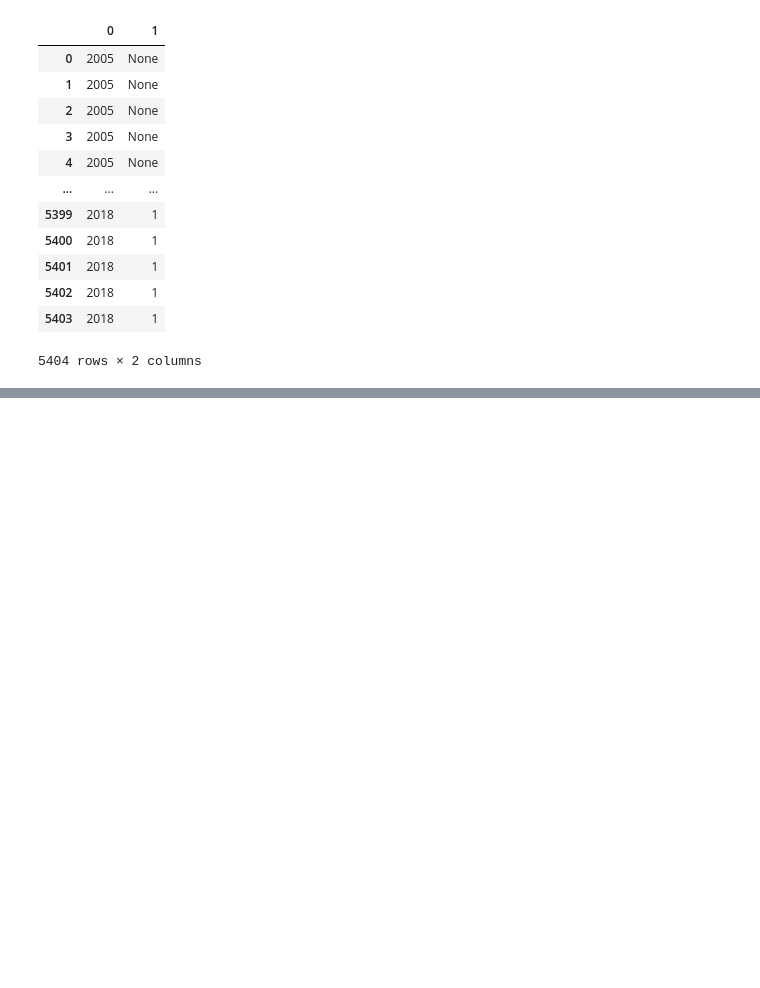
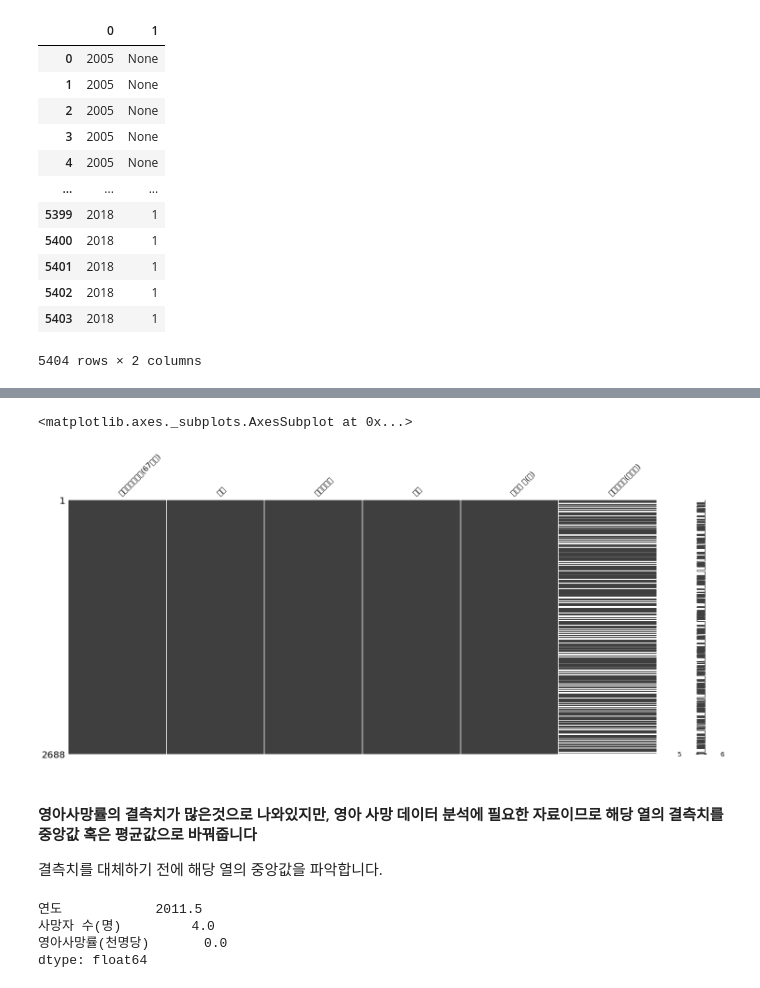
Before and after one commit to superZina/bigData, a Jupyter notebook: 기말.ipynb, the cells around one changed output, grey strips where cells are left out. Cells and saved outputs as stored; diff of their text form; code cells hidden in the pictures; blank space fills up the shorter version.

```diff
--- a/기말.ipynb
+++ b/기말.ipynb
@@ -138,0 +490,16 @@ df.head(200)
+# %%
+import missingno as msno
+msno.matrix(df)
+# %% [output]
+<matplotlib.axes._subplots.AxesSubplot at 0x...>
+[figure, added]
+# %% [markdown]
+#### 영아사망률의 결측치가 많은것으로 나와있지만, 영아 사망 데이터 분석에 필요한 자료이므로 해당 열의 결측치를 중앙값 혹은 평균값으로 바꿔줍니다
+결측치를 대체하기 전에 해당 열의 중앙값을 파악합니다.
+# %%
+df.median()
+# %% [output]
+연도            2011.5
+사망자 수(명)         4.0
+영아사망률(천명당)       0.0
+dtype: float64
```
Also changed, not shown: parts of 57 cells of this notebook.
